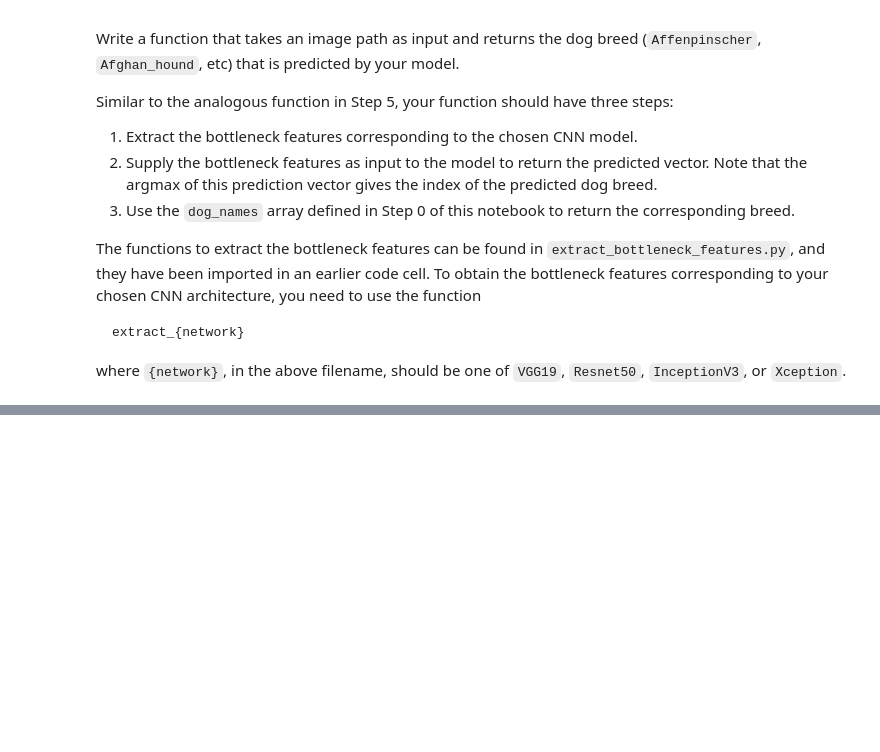
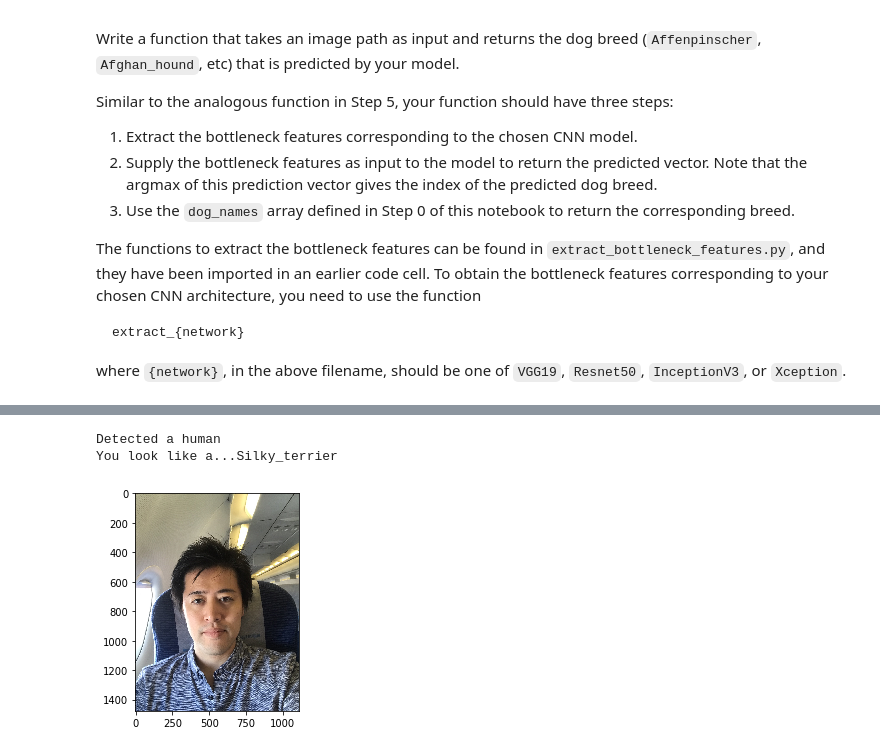
Before and after one commit to takp/machine-learning-nanodegree, a Jupyter notebook: dog-project/dog_app.ipynb, the cells around one changed output, grey strips where cells are left out. Cells and saved outputs as stored; diff of their text form; code cells hidden in the pictures; blank space fills up the shorter version.

```diff
--- a/dog-project/dog_app.ipynb
+++ b/dog-project/dog_app.ipynb
@@ -779,0 +818,6 @@ __Answer:__
+# %%
+predict_dog_breed('testImages/me2.jpg')
+# %% [output]
+Detected a human
+You look like a...Silky_terrier
+[figure, added]
```
Also changed, not shown: parts of 15 cells of this notebook, 6 other files.
